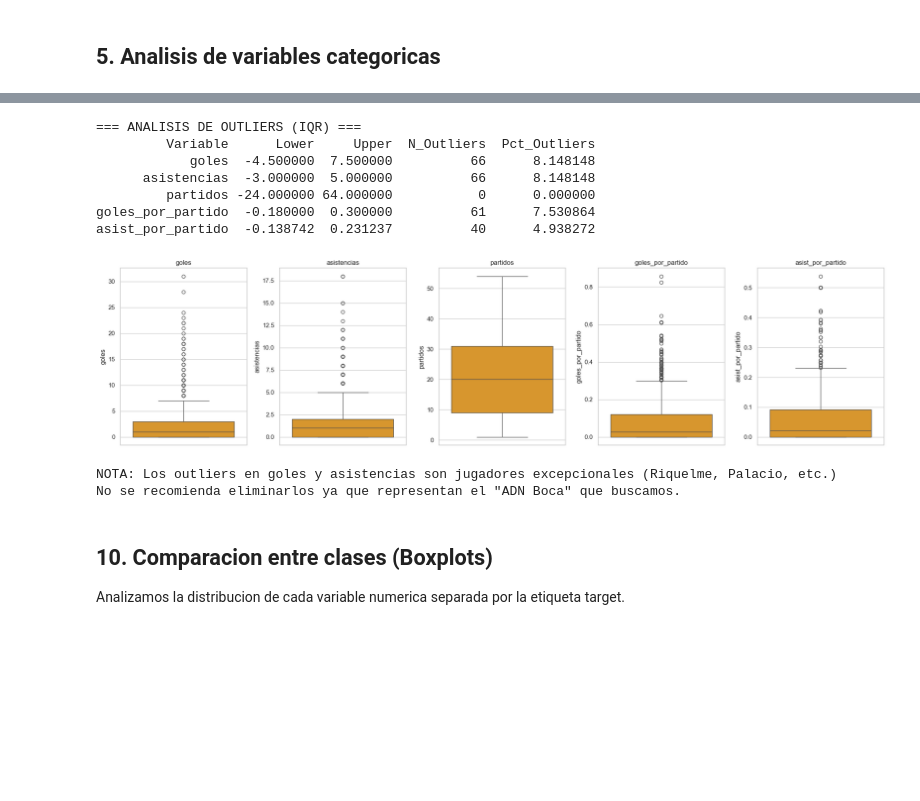
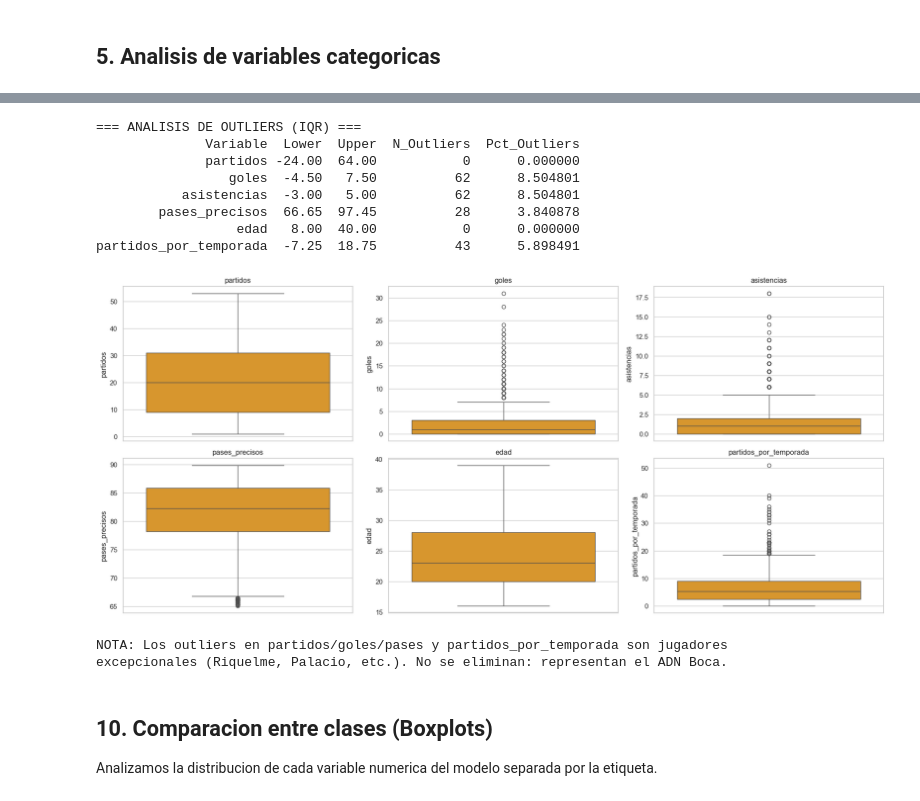
Before and after one commit to agumarquez10/boca-scouting-ds, a Jupyter notebook: src/eda.ipynb, the cells around one changed output, grey strips where cells are left out. Cells and saved outputs as stored; diff of their text form; code cells hidden in the pictures; blank space fills up the shorter version.

```diff
--- a/src/eda.ipynb
+++ b/src/eda.ipynb
@@ -414,7 +466,7 @@ Name: count, dtype: int64
 # %%
 # Metricas promedio por grupo de posicion y etiqueta
-metricas_clave = ['goles_por_partido', 'asist_por_partido', 'contribucion_gol',
-                   'partidos', 'edad', 'experiencia']
+metricas_clave = ['partidos', 'goles', 'asistencias', 'pases_precisos', 'edad',
+                  'temporadas_en_dataset', 'partidos_por_temporada', 'perfil_ofensivo']
 
 resumen = df.groupby(['grupo_posicion', 'etiqueta'])[metricas_clave].mean().round(3)
 resumen
@@ -508,11 +558,10 @@ Analizamos la correlacion de cada feature con el target DENTRO de cada grupo de
 # %%
 # Heatmap: correlacion feature-target por grupo de posicion
-# Excluimos Arquero porque no aplican features ofensivas
-features_analisis = ['goles_por_partido', 'asist_por_partido', 'contribucion_gol',
-                      'partidos', 'pases_precisos', 'edad', 'experiencia',
-                      'perfil_ofensivo', 'partidos_por_temporada']
+features_analisis = ['partidos', 'goles', 'asistencias', 'pases_precisos', 'edad',
+                     'temporadas_en_dataset', 'partidos_por_temporada', 'perfil_ofensivo']
 
 posiciones_filtradas = [p for p in df['grupo_posicion'].unique() if p != 'Arquero']
+
 corr_por_posicion = []
 for pos in posiciones_filtradas:
     mask = df['grupo_posicion'] == pos
@@ -523,11 +572,11 @@ corr_matrix_pos = pd.DataFrame(corr_por_posicion,
                                index=posiciones_filtradas,
                                columns=features_analisis).T
 
-fig, ax = plt.subplots(figsize=(14, 8))
+fig, ax = plt.subplots(figsize=(12, 8))
 sns.heatmap(corr_matrix_pos, annot=True, fmt='.2f', cmap='coolwarm',
-            center=0, vmin=-1, vmax=1, linewidths=0.5, ax=ax)
-ax.set_title('Correlacion feature vs ADN Boca por grupo de posicion', fontsize=14)
+            center=0, vmin=-1, vmax=1, linewidths=0.5, ax=ax, annot_kws={'size': 8})
+ax.set_title('Correlacion feature vs ADN Boca por grupo de posicion', fontsize=12)
 plt.tight_layout()
-plt.savefig(os.path.join(OUTPUT_DIR, '13_correlacion_por_posicion.png'), dpi=150, bbox_inches='tight')
+plt.savefig(os.path.join(OUTPUT_DIR, '12_correlacion_por_posicion.png'), dpi=150, bbox_inches='tight')
 plt.show()
 # %% [output]
@@ -615,53 +664,52 @@ Usamos el metodo IQR (Interquartile Range) para detectar valores atipicos.
 # %%
-# Deteccion de outliers con IQR
-outlier_cols = ['goles', 'asistencias', 'partidos', 'goles_por_partido', 'asist_por_partido']
+# Deteccion de outliers con IQR (features del modelo)
+outlier_cols = ['partidos', 'goles', 'asistencias', 'pases_precisos',
+                'edad', 'partidos_por_temporada']
 outlier_summary = []
 
 for col in outlier_cols:
     Q1 = df[col].quantile(0.25)
     Q3 = df[col].quantile(0.75)
     IQR = Q3 - Q1
     lower = Q1 - 1.5 * IQR
     upper = Q3 + 1.5 * IQR
     n_outliers = ((df[col] < lower) | (df[col] > upper)).sum()
     pct_outliers = n_outliers / len(df) * 100
-    outlier_summary.append({
-        'Variable': col,
-        'Q1': Q1, 'Q3': Q3, 'IQR': IQR,
-        'Lower': lower, 'Upper': upper,
-        'N_Outliers': n_outliers,
-        'Pct_Outliers': pct_outliers
-    })
+    outlier_summary.append({'Variable': col, 'Q1': Q1, 'Q3': Q3, 'IQR': IQR,
+                            'Lower': lower, 'Upper': upper,
+                            'N_Outliers': n_outliers, 'Pct_Outliers': pct_outliers})
 
 outlier_df = pd.DataFrame(outlier_summary)
 print('=== ANALISIS DE OUTLIERS (IQR) ===')
 print(outlier_df[['Variable', 'Lower', 'Upper', 'N_Outliers', 'Pct_Outliers']].to_string(index=False))
 
 # Boxplots
-fig, axes = plt.subplots(1, 5, figsize=(20, 5))
+fig, axes = plt.subplots(2, 3, figsize=(18, 8))
 for i, col in enumerate(outlier_cols):
-    sns.boxplot(data=df, y=col, ax=axes[i], color='#f39c12')
-    axes[i].set_title(f'{col}')
+    ax = axes[i // 3, i % 3]
+    sns.boxplot(data=df, y=col, ax=ax, color='#f39c12')
+    ax.set_title(f'{col}')
 plt.tight_layout()
-plt.savefig(os.path.join(OUTPUT_DIR, '11_outliers.png'), dpi=150, bbox_inches='tight')
+plt.savefig(os.path.join(OUTPUT_DIR, '15_outliers.png'), dpi=150, bbox_inches='tight')
 plt.show()
 
-print('\nNOTA: Los outliers en goles y asistencias son jugadores excepcionales (Riquelme, Palacio, etc.)')
-print('No se recomienda eliminarlos ya que representan el "ADN Boca" que buscamos.')
+print('\nNOTA: Los outliers en partidos/goles/pases y partidos_por_temporada son jugadores')
+print('excepcionales (Riquelme, Palacio, etc.). No se eliminan: representan el ADN Boca.')
 # %% [output]
 === ANALISIS DE OUTLIERS (IQR) ===
-         Variable      Lower     Upper  N_Outliers  Pct_Outliers
-            goles  -4.500000  7.500000          66      8.148148
-      asistencias  -3.000000  5.000000          66      8.148148
-         partidos -24.000000 64.000000           0      0.000000
-goles_por_partido  -0.180000  0.300000          61      7.530864
-asist_por_partido  -0.138742  0.231237          40      4.938272
+              Variable  Lower  Upper  N_Outliers  Pct_Outliers
+              partidos -24.00  64.00           0      0.000000
+                 goles  -4.50   7.50          62      8.504801
+           asistencias  -3.00   5.00          62      8.504801
+        pases_precisos  66.65  97.45          28      3.840878
+                  edad   8.00  40.00           0      0.000000
+partidos_por_temporada  -7.25  18.75          43      5.898491
-[figure, old version]
+[figure, new version]
-NOTA: Los outliers en goles y asistencias son jugadores excepcionales (Riquelme, Palacio, etc.)
-No se recomienda eliminarlos ya que representan el "ADN Boca" que buscamos.
+NOTA: Los outliers en partidos/goles/pases y partidos_por_temporada son jugadores
+excepcionales (Riquelme, Palacio, etc.). No se eliminan: representan el ADN Boca.
 # %% [markdown]
 ## 10. Comparacion entre clases (Boxplots)
 
-Analizamos la distribucion de cada variable numerica separada por la etiqueta target.
+Analizamos la distribucion de cada variable numerica del modelo separada por la etiqueta.
 # %%
 # Boxplots numericas vs target
```
Also changed, not shown: parts of 37 cells of this notebook, 17 other files.
